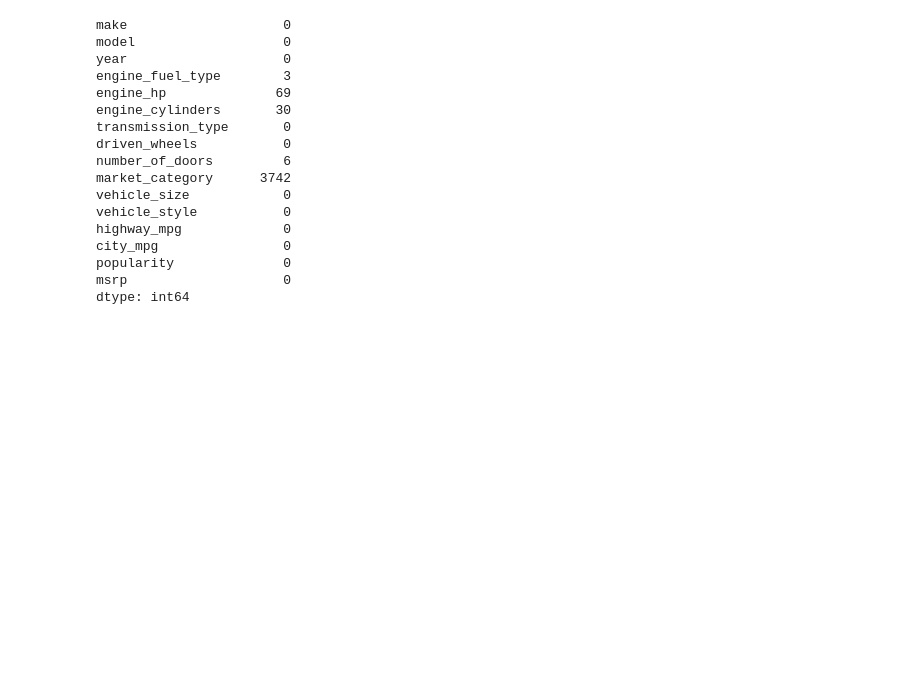
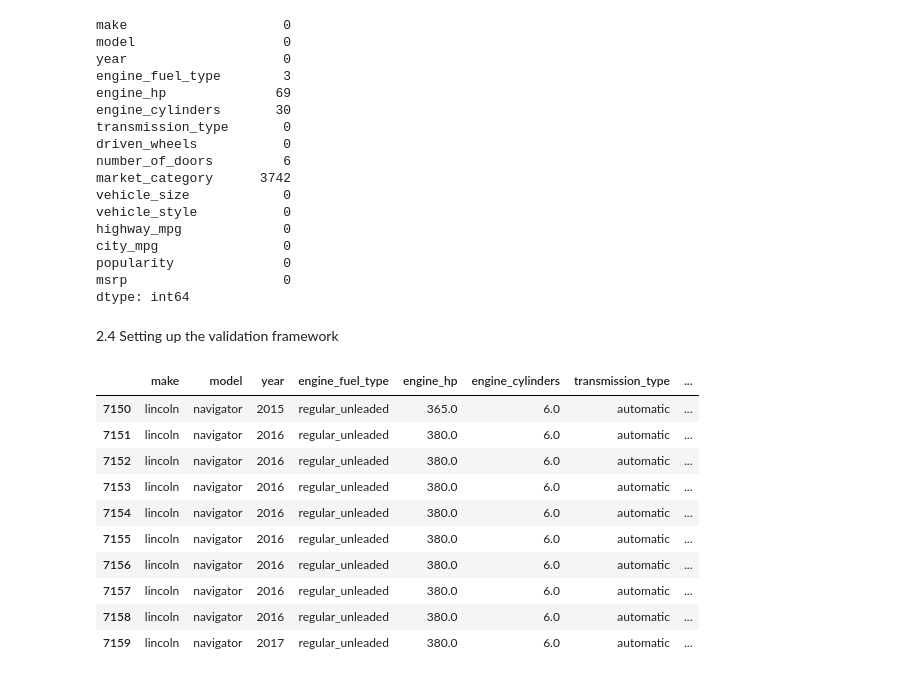
Before and after one commit to GonzalezMada/machine-learning-zoomcamp2025-homework, a Jupyter notebook: 02-Car_Price_Prediction_using_Regression/carprice.ipynb, the cells around one changed output. Saved outputs shown, nothing was run; the diff lists cells and outputs as text; code cells hidden in the pictures; blank space fills up the shorter version.

Commit message:
Setting up the validation framework

```diff
--- a/02-Car_Price_Prediction_using_Regression/carprice.ipynb
+++ b/02-Car_Price_Prediction_using_Regression/carprice.ipynb
@@ -126,3 +126,35 @@ city_mpg                0
 popularity              0
 msrp                    0
 dtype: int64
+# %% [markdown]
+2.4 Setting up the validation framework
+# %%
+n = len(df)
+n_val = n_test = int(n * 0.2)
+n_train = n - n_val - n_test
+n , n_val+n_test+n_train
+# Output: (11914, 11914)
+
+# sizes of our dataframes
+n_val, n_test, n_train
+# Output:  (2382, 2382, 7150)
+
+df_train = df.iloc[:n_train]
+df_val = df.iloc[n_train:n_train + n_val]
+df_test = df.iloc[n_train + n_val:]
+# %%
+df_val[:10]
+#After analyzing, this approach has a crucial problem. It's sequential.
+# # We need to shuffle (mix) the dataset.
+# %% [output]
+|  | make | model | year | engine_fuel_type | engine_hp | engine_cylinders | transmission_type | ... |
+| 7150 | lincoln | navigator | 2015 | regular_unleaded | 365.0 | 6.0 | automatic | ... |
+| 7151 | lincoln | navigator | 2016 | regular_unleaded | 380.0 | 6.0 | automatic | ... |
+| 7152 | lincoln | navigator | 2016 | regular_unleaded | 380.0 | 6.0 | automatic | ... |
+| 7153 | lincoln | navigator | 2016 | regular_unleaded | 380.0 | 6.0 | automatic | ... |
+| 7154 | lincoln | navigator | 2016 | regular_unleaded | 380.0 | 6.0 | automatic | ... |
+| 7155 | lincoln | navigator | 2016 | regular_unleaded | 380.0 | 6.0 | automatic | ... |
+| 7156 | lincoln | navigator | 2016 | regular_unleaded | 380.0 | 6.0 | automatic | ... |
+| 7157 | lincoln | navigator | 2016 | regular_unleaded | 380.0 | 6.0 | automatic | ... |
+| 7158 | lincoln | navigator | 2016 | regular_unleaded | 380.0 | 6.0 | automatic | ... |
+| 7159 | lincoln | navigator | 2017 | regular_unleaded | 380.0 | 6.0 | automatic | ... |
```
Also changed, not shown: parts of 6 cells of this notebook.
